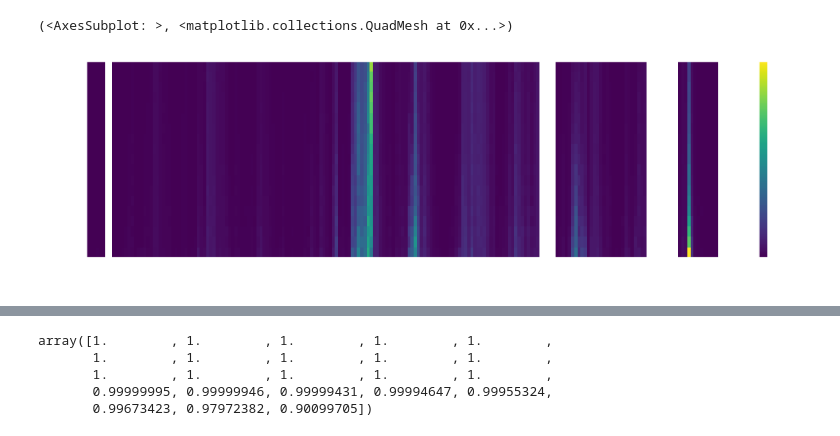
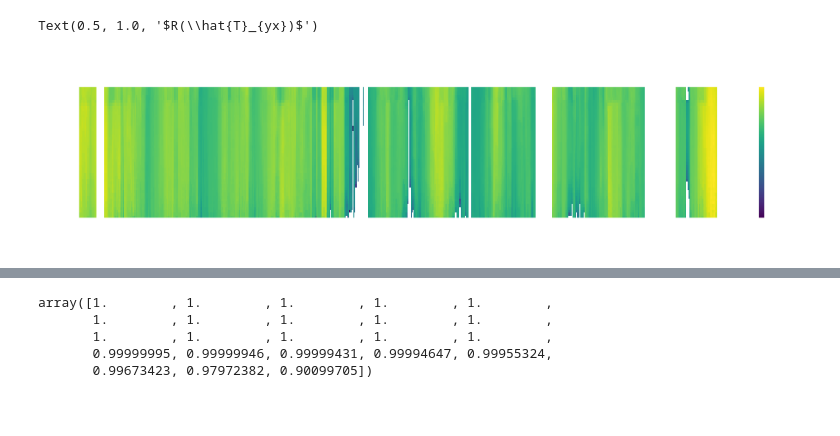
Before and after one commit to Olivier577/multitaper, a Jupyter notebook: multitaper/examples/om_test.ipynb, the cells around one changed output, grey strips where cells are left out. Saved outputs shown, nothing was run; the diff lists cells and outputs as text; code cells hidden in the pictures; blank space fills up the shorter version.

```diff
--- a/multitaper/examples/om_test.ipynb
+++ b/multitaper/examples/om_test.ipynb
@@ -331,0 +585,8 @@ plot_spectrogram(df.index[indices], freqs, z, ax=ax, cbar=True, cmap='viridis')
+# %%
+bad_slices = (~slices_ok).tolist()
+def set_to_nan(da, bad_slices):
+    da1 = da.copy()
+    da1.loc[:,bad_slices,:] *= np.nan
+    return da1
+xarr_nan = set_to_nan(xarr, bad_slices=~slices_ok)
+sl = slice(2/3 /(24*60**2), 3/2 /(24*60**2))
@@ -331,0 +606,9 @@ plot_spectrogram(df.index[indices], freqs, z, ax=ax, cbar=True, cmap='viridis')
+# %%
+fig, ax = plt.subplots(figsize=(12, 2))
+sl = slice(2/3/(24*60**2), 1/(24*60**2))
+(
+    xarr_nan.sel(var='Syy', f=sl).real
+).real.plot.pcolormesh(cmap='viridis', norm=mcolors.LogNorm(), ax=ax)
+ax.xaxis.set_major_locator(mdates.YearLocator(base=1))
+ax.set_xlabel('')
+ax.set_title(r'$\hat{S}_{yy}$')
@@ -332,10 +667,25 @@ plot_spectrogram(df.index[indices], freqs, z, ax=ax, cbar=True, cmap='viridis')
 # %%
-fig, ax = plt.subplots(figsize=(12,3))
-mask = (r['f']*24*60**2 >= 2/3) & (r['f']*24*60**2 <= 1)
-freqs = r['f'][mask]*24*60**2
-Pr = set_to_nan(r['Syy'].squeeze().real, slices_ok)[mask.flat]
-P = set_to_nan(r['Sxx'].squeeze().real, slices_ok)[mask.flat]
-plot_spectrogram(df.index[indices], freqs, P/Pr, ax=ax, cbar=True, cmap='viridis', norm=mcolors.Normalize())
+fig, ax = plt.subplots(figsize=(12, 2))
+
+da1 = xarr_nan.sel(var='Sxx', f=sl).real
+da2 = xarr_nan.sel(var='Syy', f=sl).real
+
+R1 = ww.resistance_spectrum(
+        da1, da2,
+        2*np.pi*np.tile(da1.coords['f'], (da1.shape[1], 1)).T,
+        45, 10, min_r=None
+    )
+
+pcm = ax.pcolormesh(
+    da1.coords['t'],
+    da1.coords['f'],
+    R1, cmap='viridis', norm=mcolors.LogNorm()
+)
+plt.colorbar(pcm)
+
+ax.xaxis.set_major_locator(mdates.YearLocator(base=1))
+ax.set_xlabel('')
+ax.set_title(r'$R(\hat{T}_{yx})$')
 # %% [output]
-(<AxesSubplot: >, <matplotlib.collections.QuadMesh at 0x...>)
+Text(0.5, 1.0, '$R(\\hat{T}_{yx})$')
-[figure, old version]
+[figure, new version]
```
Also changed, not shown: parts of 37 cells of this notebook, 2 other files.
